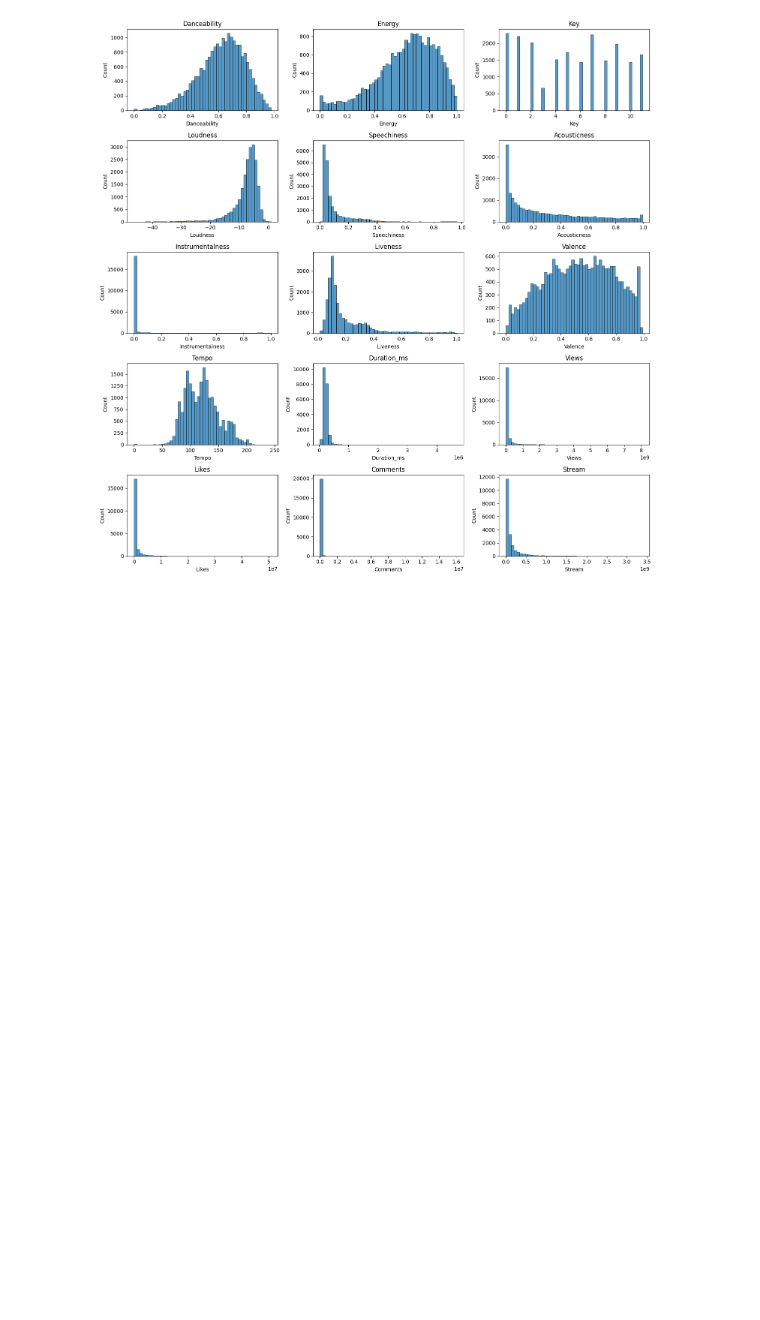
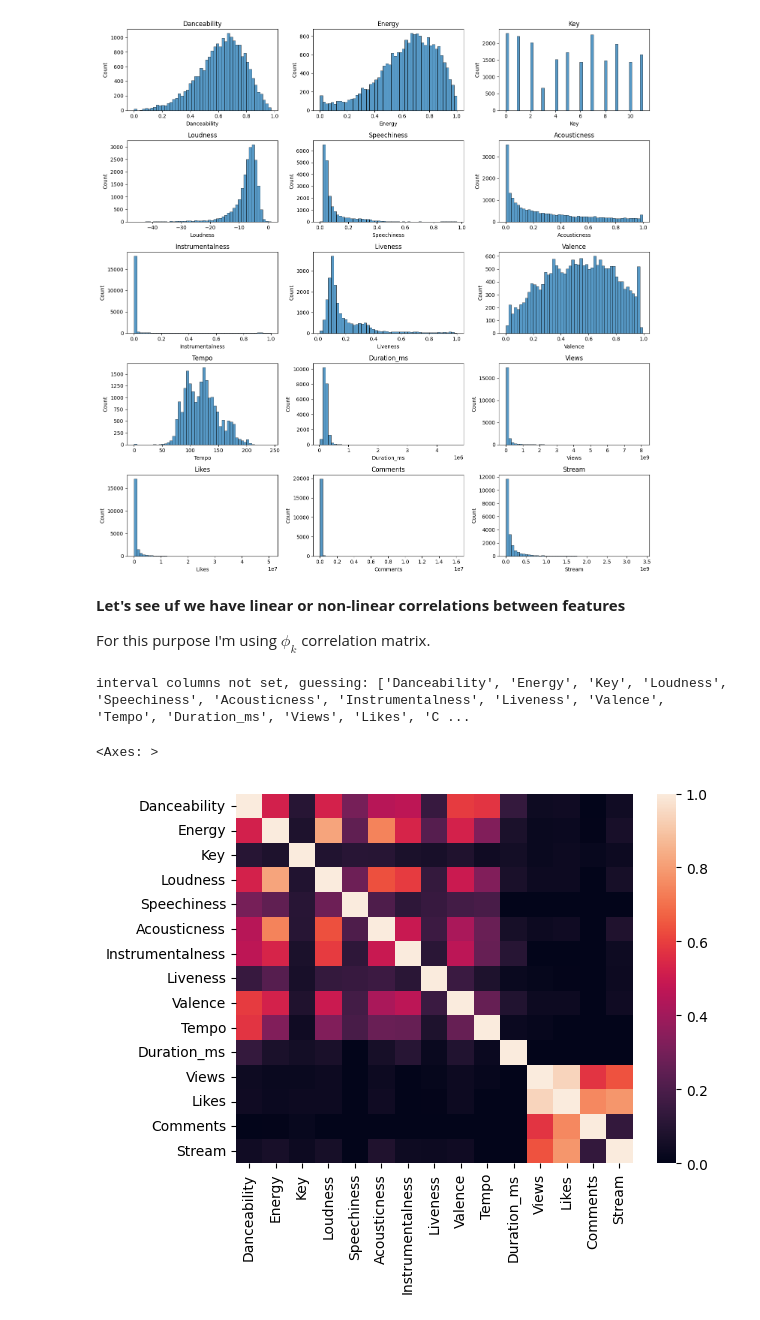
Before and after one commit to IliaGamov/Youtube_Spotify_music_EDA, a Jupyter notebook: Spotify_Youtube_music_EDA.ipynb, the cells around one changed output. Cells and saved outputs as stored; diff of their text form; code cells hidden in the pictures; blank space fills up the shorter version.

```diff
--- a/Spotify_Youtube_music_EDA.ipynb
+++ b/Spotify_Youtube_music_EDA.ipynb
@@ -120,3 +112,7 @@ fig.tight_layout()
 plt.show()
 # %% [output]
 [figure]
+# %% [markdown]
+**Let's see uf we have linear or non-linear correlations between features**
+
+For this purpose I'm using $\phi_k$ correlation matrix.
@@ -122,0 +123,6 @@ plt.show()
+# %%
+sns.heatmap(df_numeric.phik_matrix())
+# %% [output]
+interval columns not set, guessing: ['Danceability', 'Energy', 'Key', 'Loudness', 'Speechiness', 'Acousticness', 'Instrumentalness', 'Liveness', 'Valence', 'Tempo', 'Duration_ms', 'Views', 'Likes', 'C ...
+<Axes: >
+[figure, added]
```
Also changed, not shown: parts of 5 cells of this notebook.
